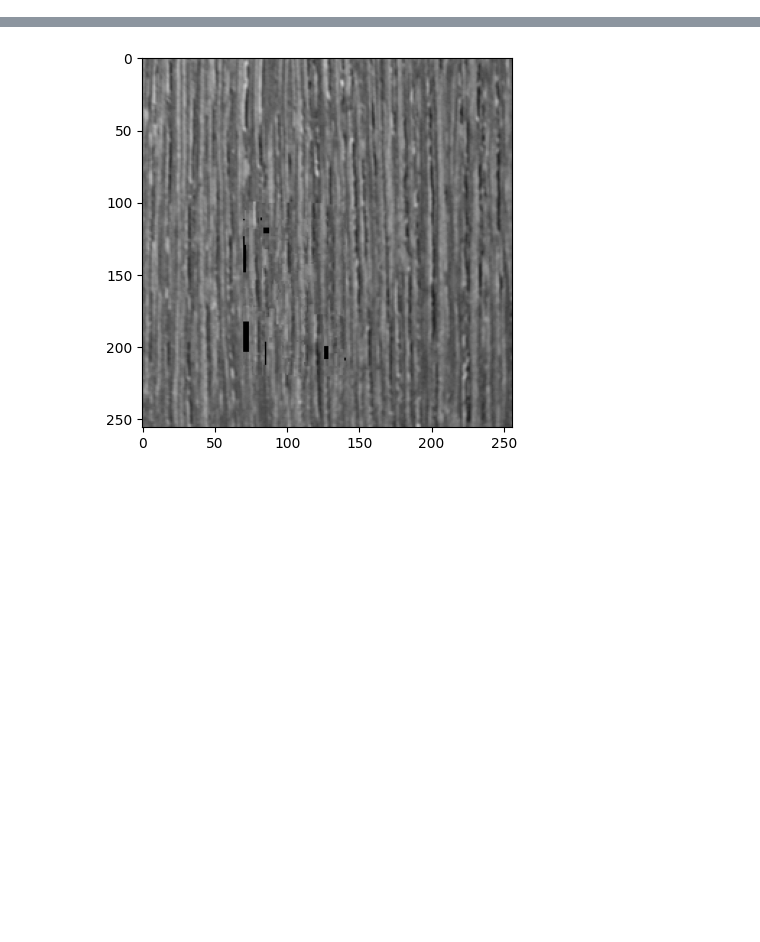
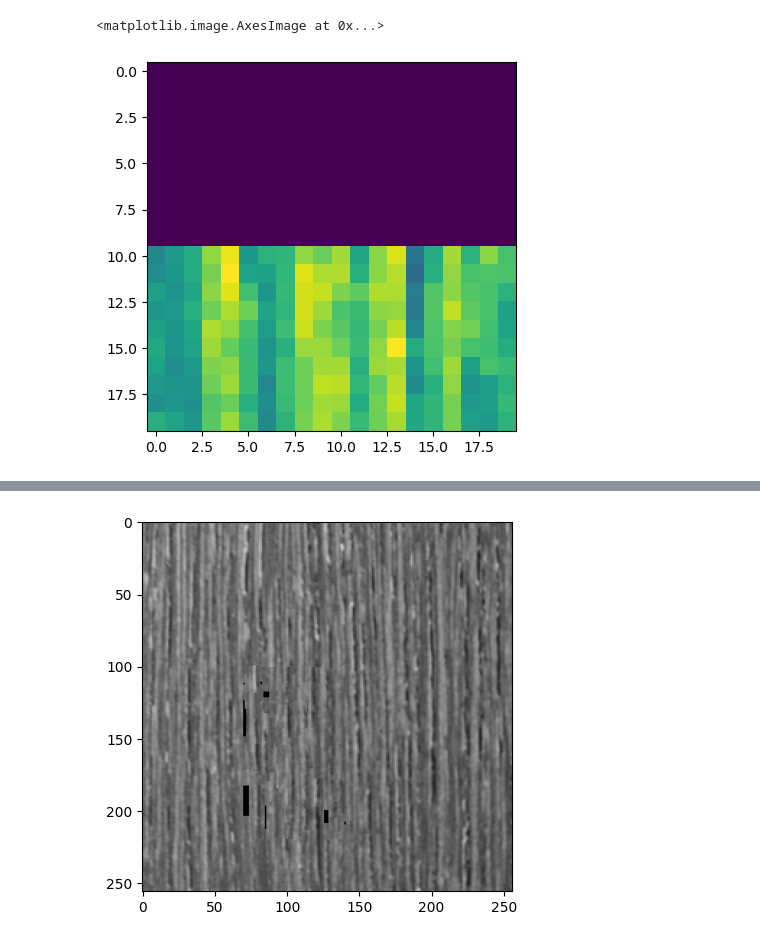
Before and after one commit to clementgilli/inpainting, a Jupyter notebook: worksheet.ipynb, the cells around one changed output, grey strips where cells are left out. Drawn from its saved outputs; the diff is of its cells as text; code cells hidden in the pictures; blank space fills up the shorter version.

```diff
--- a/worksheet.ipynb
+++ b/worksheet.ipynb
@@ -19,0 +15,6 @@ plt.imshow(imgp.priority)
+# %%
+i,j = 81, 71
+plt.imshow(imgp.img[i-10:i+10,j-10:j+10])
+# %% [output]
+<matplotlib.image.AxesImage at 0x...>
+[figure, added]
```
Also changed, not shown: parts of 5 cells of this notebook, 2 other files.
